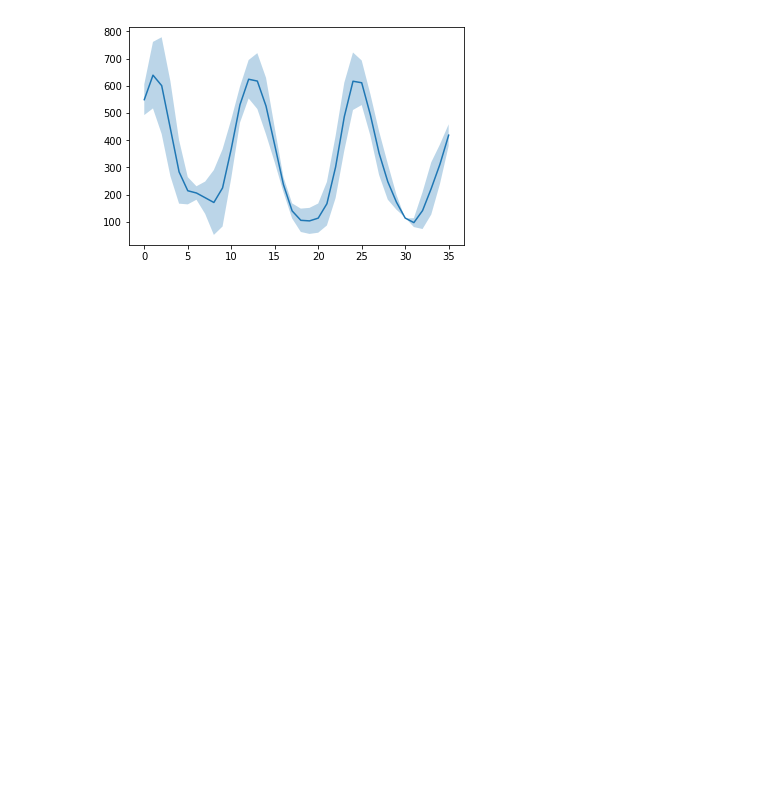
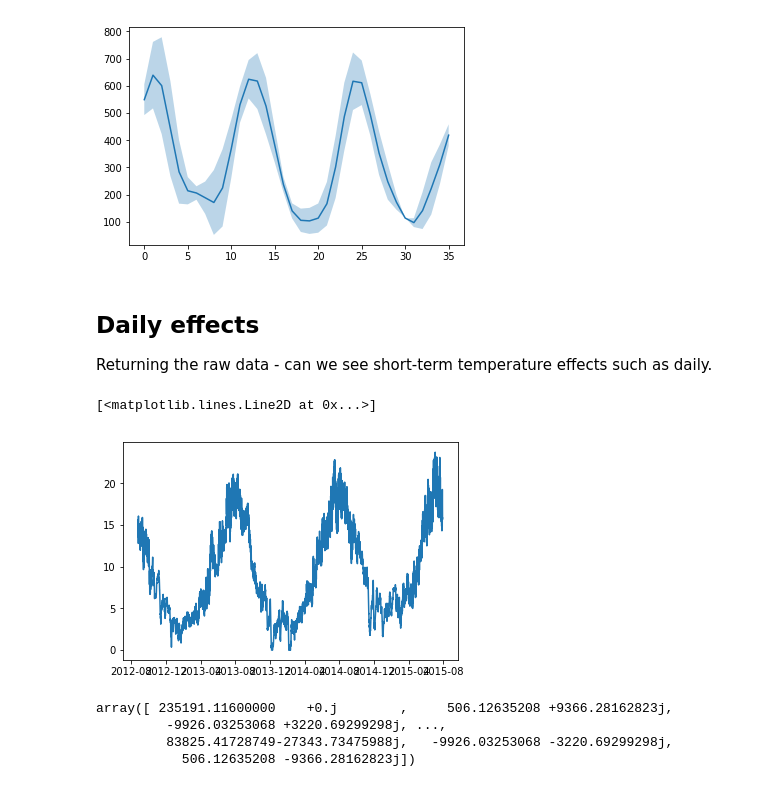
Before and after one commit to GibbsConsulting/ds-collateral, a Jupyter notebook: notebooks/WaterTemperatureTimeSeries.ipynb, the cells around one changed output. Saved outputs shown, nothing was run; the diff lists cells and outputs as text; code cells hidden in the pictures; blank space fills up the shorter version.

```diff
--- a/notebooks/WaterTemperatureTimeSeries.ipynb
+++ b/notebooks/WaterTemperatureTimeSeries.ipynb
@@ -92,3 +92,20 @@ plt.fill_between(units,dfp['dn'], dfp['up'], alpha=0.3)
 # %% [output]
 <matplotlib.collections.PolyCollection at 0x...>
 [figure]
+# %% [markdown]
+## Daily effects
+
+Returning the raw data - can we see short-term temperature effects such as daily.
+# %%
+plt.plot(temps["Timestamp"],temps["Temperature"])
+# %% [output]
+[<matplotlib.lines.Line2D at 0x...>]
+[figure, added]
+# %%
+daily_omega = fftpack.fft(temps["Temperature"].dropna())
+daily_omega
+# %% [output]
+array([ 235191.11600000    +0.j        ,     506.12635208 +9366.28162823j,
+         -9926.03253068 +3220.69299298j, ...,
+         83825.41728749-27343.73475988j,   -9926.03253068 -3220.69299298j,
+           506.12635208 -9366.28162823j])
```
Also changed, not shown: parts of 1 cell of this notebook, 2 other files.
